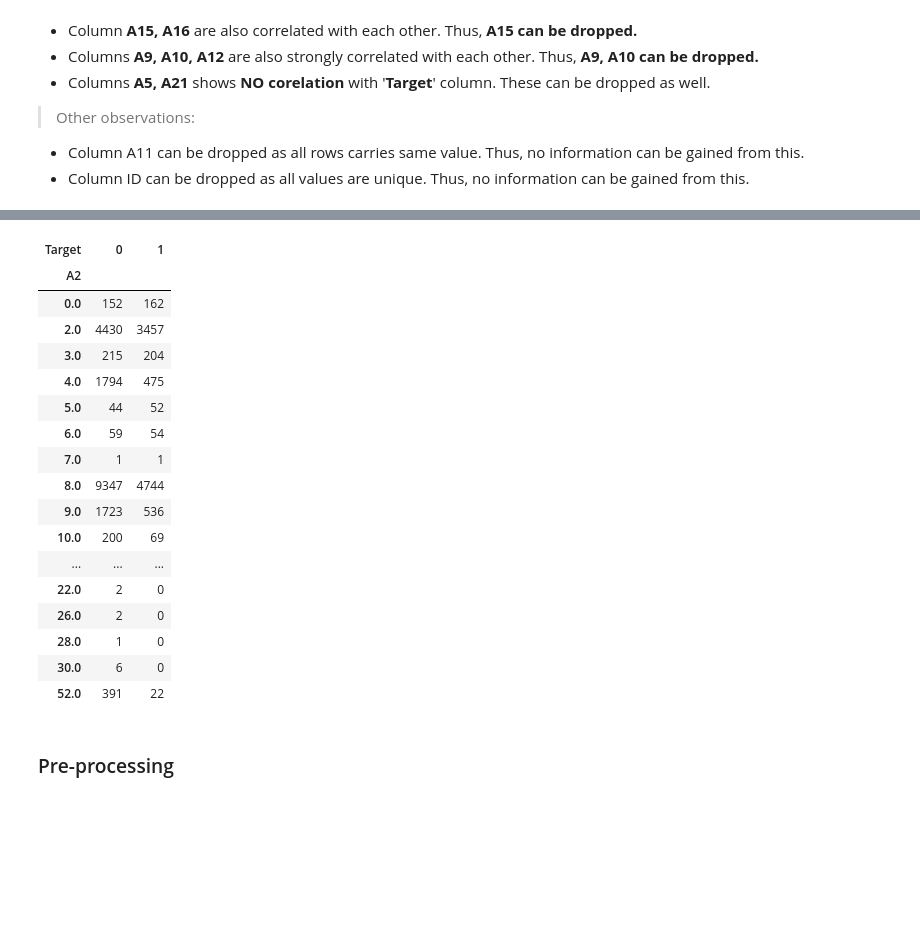
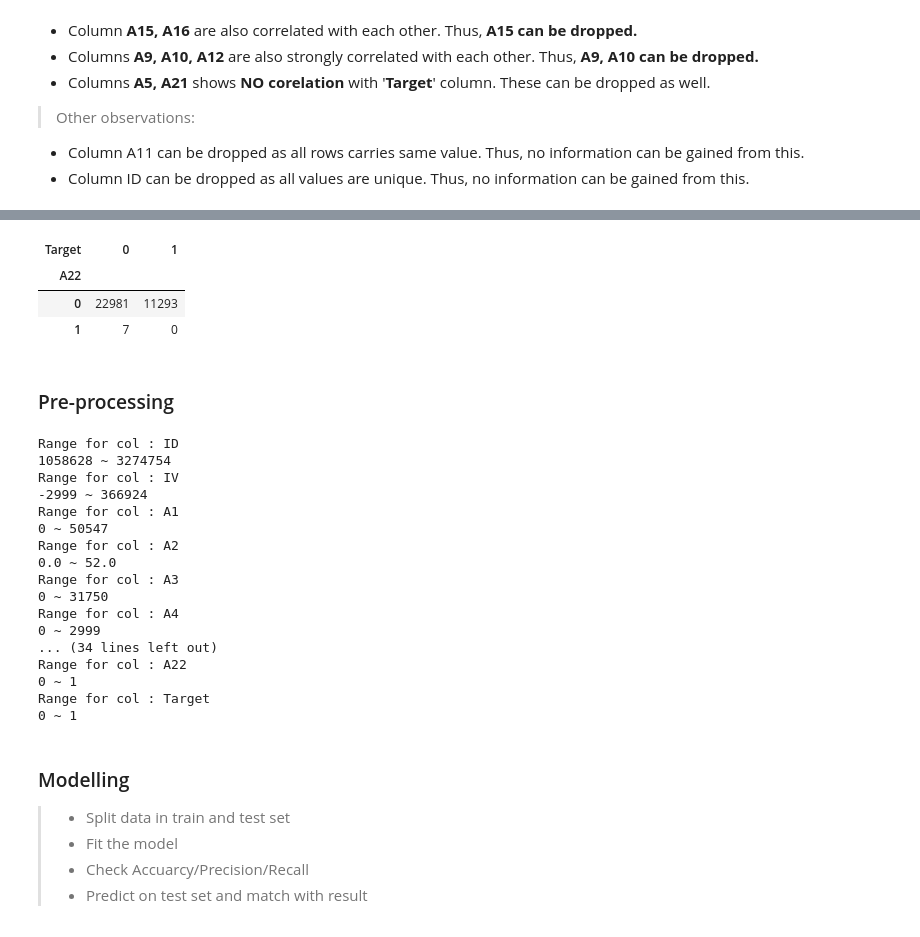
Before and after one commit to ankygupta9999/coronary-heart-disease-prediction, a Jupyter notebook: coronary-heart-disease-prediction.ipynb, the cells around one changed output, grey strips where cells are left out. Drawn from its saved outputs; the diff is of its cells as text; code cells hidden in the pictures; blank space fills up the shorter version.

```diff
--- a/coronary-heart-disease-prediction.ipynb
+++ b/coronary-heart-disease-prediction.ipynb
@@ -53,6 +56,8 @@ A22       34281 non-null int64
 Target    34281 non-null int64
 dtypes: float64(4), int64(21)
 memory usage: 6.5 MB
+# %%
+df_eda = raw_df.copy()
 # %% [markdown]
 ### EDA (Exploratory Data Analysis)
 
@@ -110,0 +133,10 @@ np.mean(raw_df['A2'])
+# %%
+# Impute library to imput missing data based on median
+
+imputer = impute.SimpleImputer(missing_values=np.nan, strategy='median')
+imputer1 = impute.SimpleImputer(missing_values=-99, strategy='median')
+# knnimputer = impute.KNNImputer(missing_values=-99)
+# %%
+df_eda['A2'] = imputer.fit_transform(np.array(df_eda['A2']).reshape(-1,1))
+df_eda['A15'] = imputer1.fit_transform(np.array(df_eda['A15']).reshape(-1,1))
+df_eda['A16'] = imputer1.fit_transform(np.array(df_eda['A16']).reshape(-1,1))
@@ -178,23 +230,32 @@ df_post_eda.head()
 # %%
-pd.crosstab(index=df_post_eda['A2'], columns=df_post_eda['Target'])
+pd.crosstab(index=raw_df['A22'], columns=df_eda['Target'])
 # %% [output]
 | Target | 0 | 1 |
-| A2 |  |  |
-| 0.0 | 152 | 162 |
-| 2.0 | 4430 | 3457 |
-| 3.0 | 215 | 204 |
-| 4.0 | 1794 | 475 |
-| 5.0 | 44 | 52 |
-| 6.0 | 59 | 54 |
-| 7.0 | 1 | 1 |
-| 8.0 | 9347 | 4744 |
-| 9.0 | 1723 | 536 |
-| 10.0 | 200 | 69 |
-| ... | ... | ... |
-| 22.0 | 2 | 0 |
-| 26.0 | 2 | 0 |
-| 28.0 | 1 | 0 |
-| 30.0 | 6 | 0 |
-| 52.0 | 391 | 22 |
+| A22 |  |  |
+| 0 | 22981 | 11293 |
+| 1 | 7 | 0 |
 # %% [markdown]
 ### Pre-processing
+# %%
+# Apply logarithmic transformation
+for col in df_eda.columns:
+    print ('Range for col :', col)
+    print (min(df_eda[col]), '~', max(df_eda[col]))
+# %% [output]
+Range for col : ID
+1058628 ~ 3274754
+Range for col : IV
+-2999 ~ 366924
+Range for col : A1
+0 ~ 50547
+Range for col : A2
+0.0 ~ 52.0
+Range for col : A3
+0 ~ 31750
+Range for col : A4
+0 ~ 2999
+... (34 lines left out)
+Range for col : A22
+0 ~ 1
+Range for col : Target
+0 ~ 1
@@ -200,0 +264,7 @@ pd.crosstab(index=df_post_eda['A2'], columns=df_post_eda['Target'])
+# %% [markdown]
+### Modelling
+
+> - Split data in train and test set
+> - Fit the model
+> - Check Accuarcy/Precision/Recall
+> - Predict on test set and match with result
```
Also changed, not shown: parts of 31 cells of this notebook, 4 other files.
